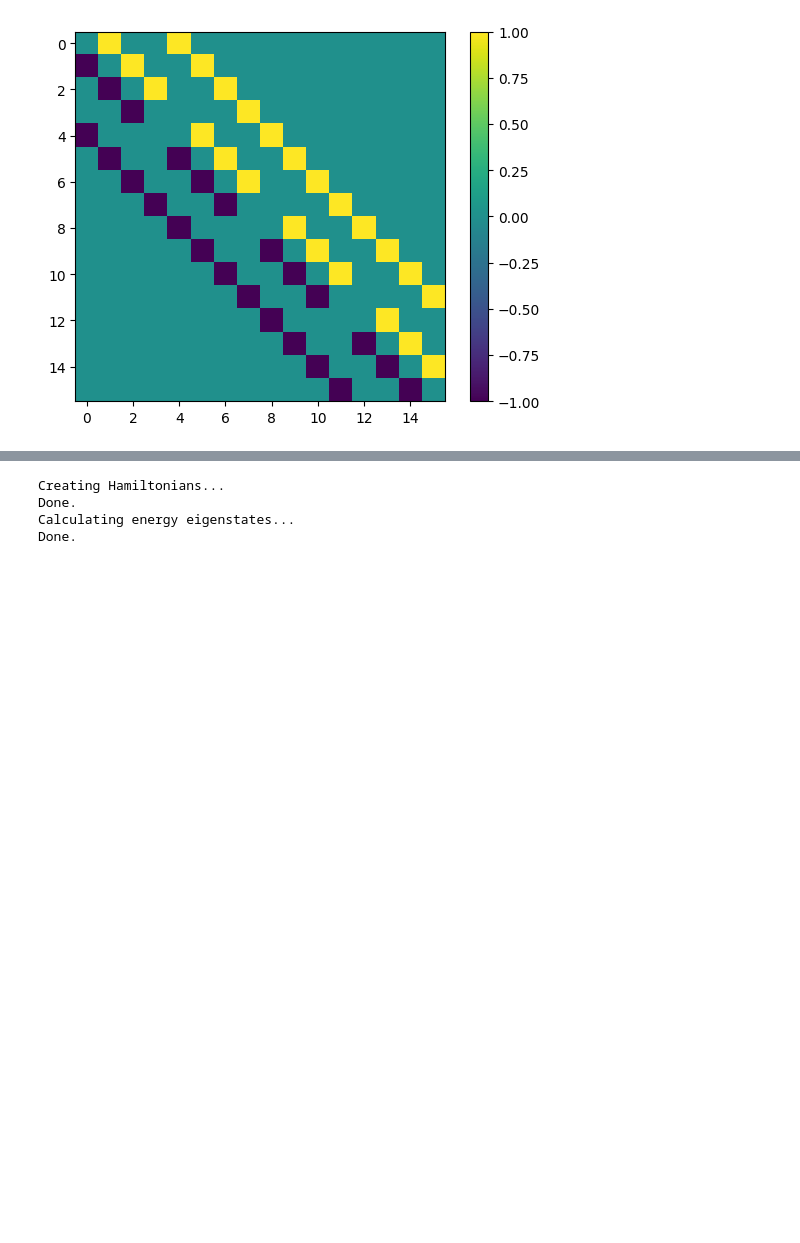
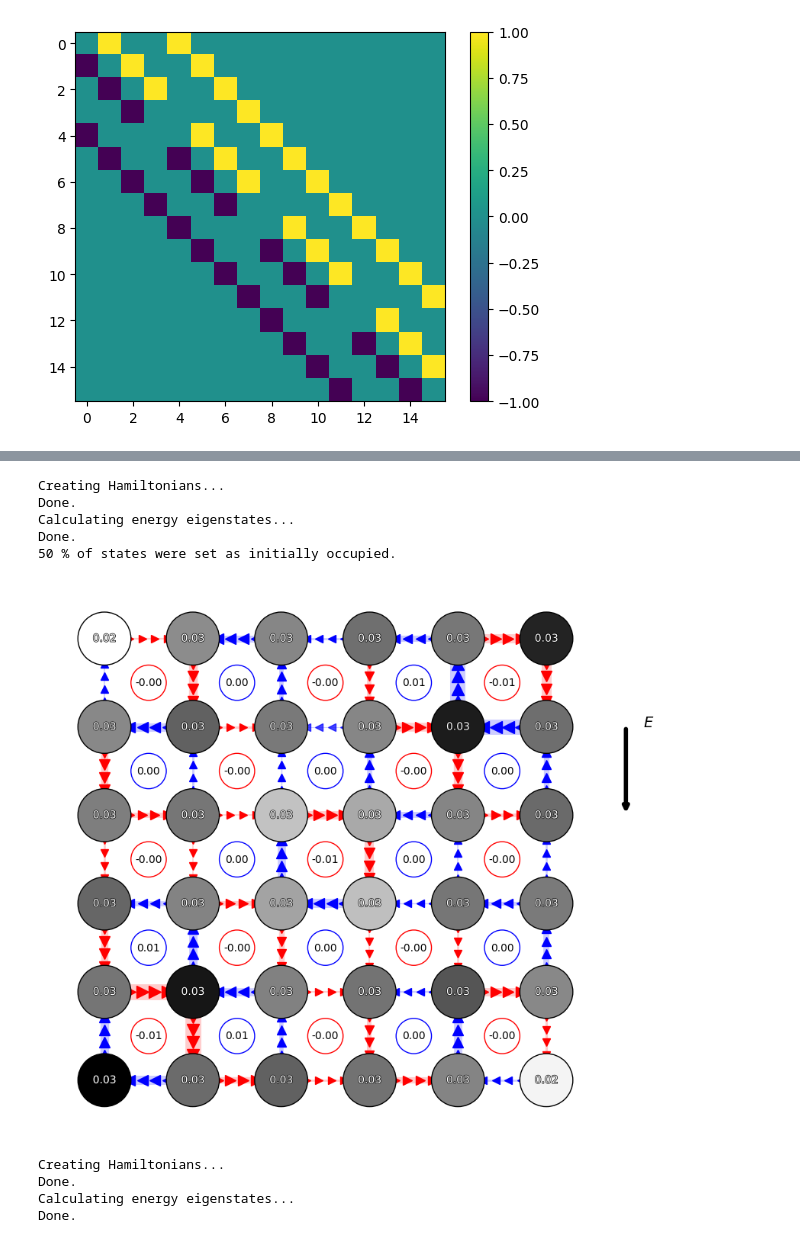
Before and after one commit to Leonard-P/orbitronics_research_project, a Jupyter notebook: tight_binding_hamiltonian.ipynb, the cells around one changed output, grey strips where cells are left out. Cells and saved outputs as stored; diff of their text form; code cells hidden in the pictures; blank space fills up the shorter version.

```diff
--- a/tight_binding_hamiltonian.ipynb
+++ b/tight_binding_hamiltonian.ipynb
@@ -304,0 +348,11 @@ Done.
+# %%
+sq = SquareLattice(L=6, t_hop=1j, E_amplitude=0.01, E_dir=np.array([1, 0]), h=0.1, steps=100, initial_occupation=0.5)
+sq.evolve()
+sq.plot_current_density(99)
+# %% [output]
+Creating Hamiltonians...
+Done.
+Calculating energy eigenstates...
+Done.
+50 % of states were set as initially occupied.
+[figure, added]
```
Also changed, not shown: parts of 4 cells of this notebook, 3 other files.
